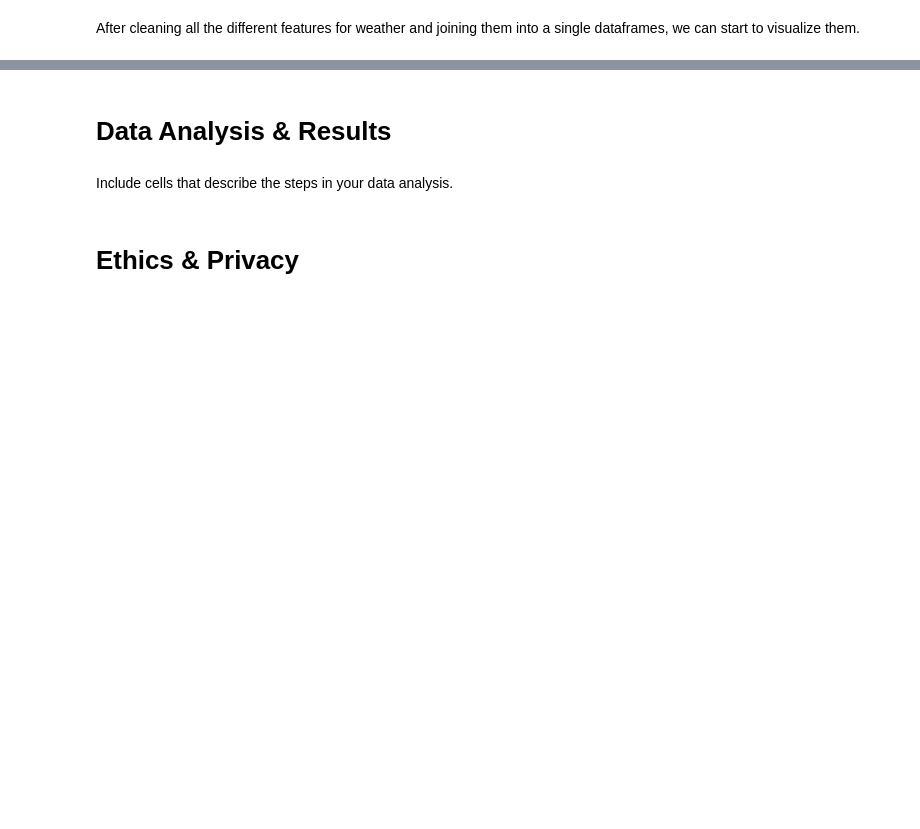
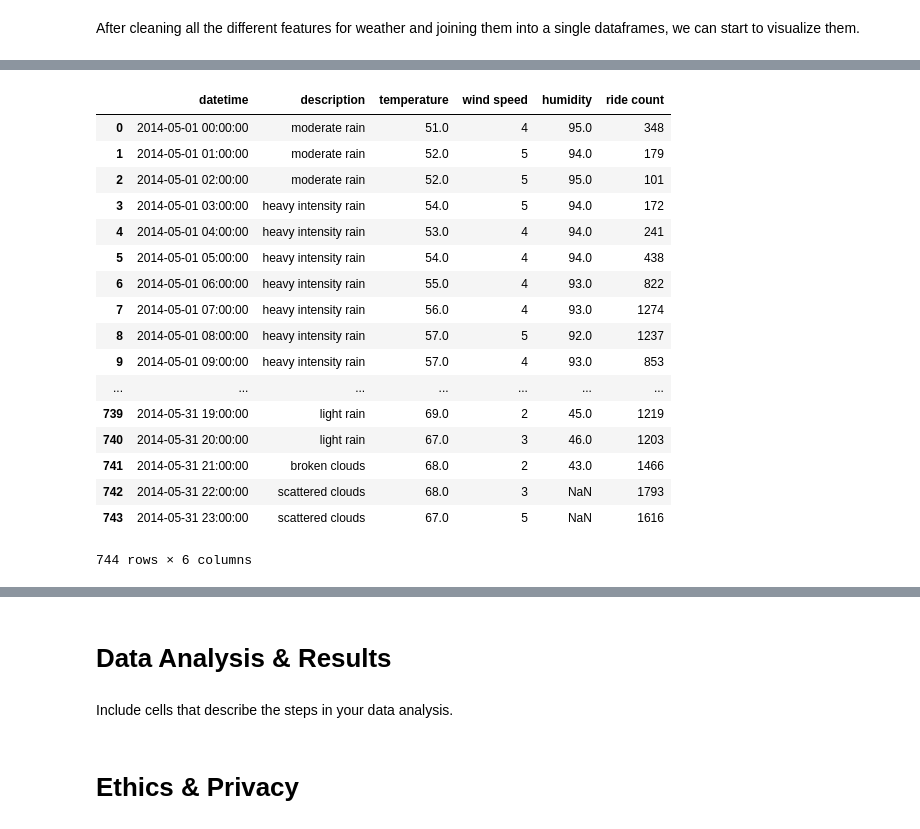
Before and after one commit to zil011/COGS108_Final_Project, a Jupyter notebook: FinalProject.ipynb, the cells around one changed output, grey strips where cells are left out. Drawn from its saved outputs; the diff is of its cells as text; code cells hidden in the pictures; blank space fills up the shorter version.

Commit message:
Added data cleaning from hourly counts and data viz notebooks

```diff
--- a/FinalProject.ipynb
+++ b/FinalProject.ipynb
@@ -219,5 +303,5 @@ humidity_df = humidity_df.reset_index(drop=True)
 humidity_df
 #comment below line after running for the first time
 #rerunning will fail due to two NaN values
-#weather_description_df = weather_description_df.join(humidity_df['humidity'])
+weather_description_df = weather_description_df.join(humidity_df['humidity'])
 weather_description_df
@@ -224,15 +327,34 @@ weather_description_df
 # %%
-# counts_df contains data for Uber ride count in May 2014 from pickup_df, cleaned in a hourly fashion
+# counts_df contains data for Uber ride count in May 2014 from pickup_df, cleaned in a hourly fashion (see above)
 counts_df = pd.read_csv('uber_hourly_counts_may.csv')
 counts_df
 
 humidity_df
 # why 2 NaN?
 # There were two missing entry for humidity in May
 
 
 counts_df = counts_df.reset_index(drop=True)
 counts_df.rename(columns={'Count':'ride count'}, inplace=True)
 
-#weather_description_df = weather_description_df.join(counts_df['ride count'])
+weather_description_df = weather_description_df.join(counts_df['ride count'])
 weather_description_df
+# %% [output]
+|  | datetime | description | temperature | wind speed | humidity | ride count |
+| 0 | 2014-05-01 00:00:00 | moderate rain | 51.0 | 4 | 95.0 | 348 |
+| 1 | 2014-05-01 01:00:00 | moderate rain | 52.0 | 5 | 94.0 | 179 |
+| 2 | 2014-05-01 02:00:00 | moderate rain | 52.0 | 5 | 95.0 | 101 |
+| 3 | 2014-05-01 03:00:00 | heavy intensity rain | 54.0 | 5 | 94.0 | 172 |
+| 4 | 2014-05-01 04:00:00 | heavy intensity rain | 53.0 | 4 | 94.0 | 241 |
+| 5 | 2014-05-01 05:00:00 | heavy intensity rain | 54.0 | 4 | 94.0 | 438 |
+| 6 | 2014-05-01 06:00:00 | heavy intensity rain | 55.0 | 4 | 93.0 | 822 |
+| 7 | 2014-05-01 07:00:00 | heavy intensity rain | 56.0 | 4 | 93.0 | 1274 |
+| 8 | 2014-05-01 08:00:00 | heavy intensity rain | 57.0 | 5 | 92.0 | 1237 |
+| 9 | 2014-05-01 09:00:00 | heavy intensity rain | 57.0 | 4 | 93.0 | 853 |
+| ... | ... | ... | ... | ... | ... | ... |
+| 739 | 2014-05-31 19:00:00 | light rain | 69.0 | 2 | 45.0 | 1219 |
+| 740 | 2014-05-31 20:00:00 | light rain | 67.0 | 3 | 46.0 | 1203 |
+| 741 | 2014-05-31 21:00:00 | broken clouds | 68.0 | 2 | 43.0 | 1466 |
+| 742 | 2014-05-31 22:00:00 | scattered clouds | 68.0 | 3 | NaN | 1793 |
+| 743 | 2014-05-31 23:00:00 | scattered clouds | 67.0 | 5 | NaN | 1616 |
+744 rows × 6 columns
```
Also changed, not shown: parts of 12 cells of this notebook.
